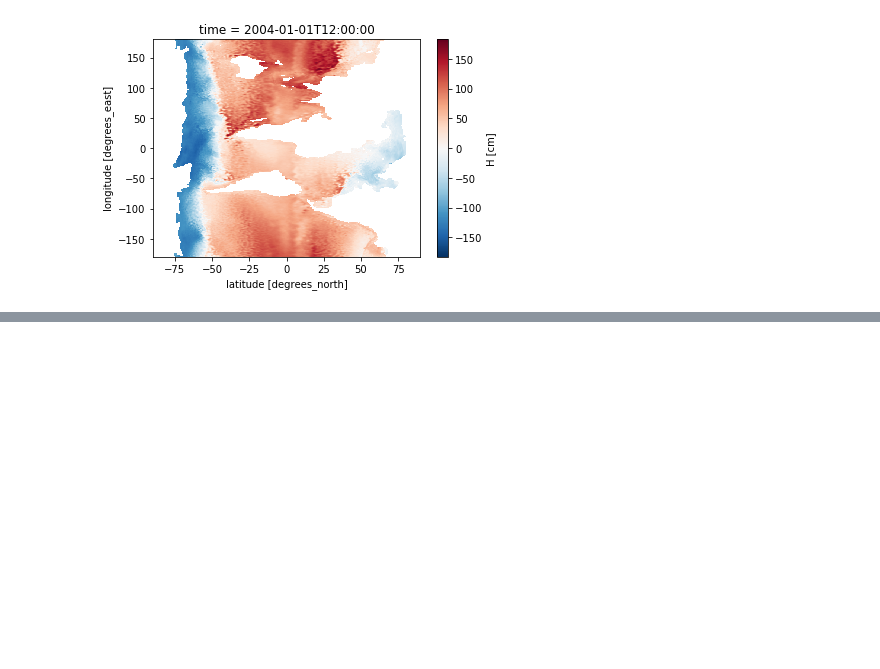
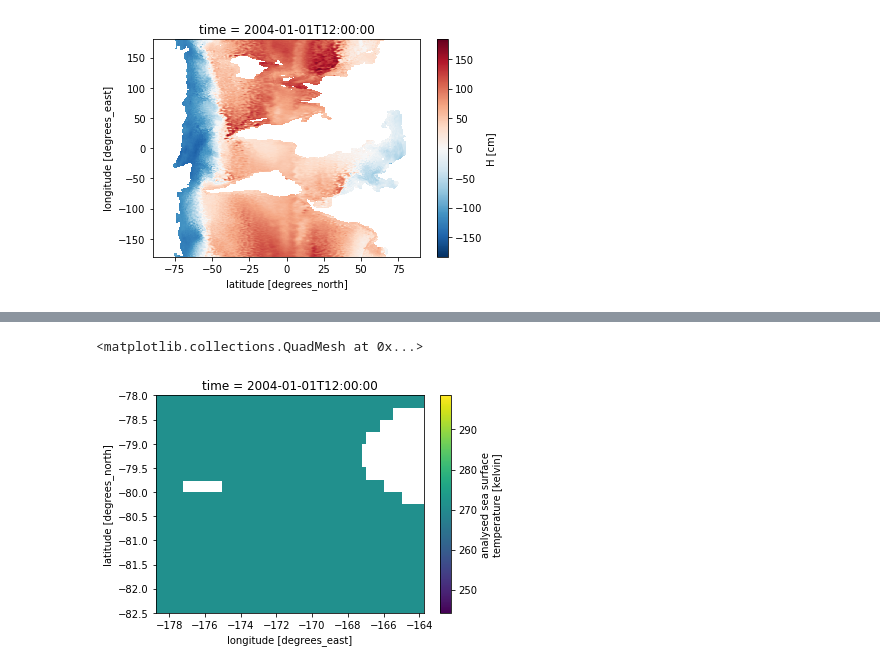
Before and after one commit to auraoupa/Gwenael, a Jupyter notebook: 2020-02-11-AA-test-ouverture-fichier-Gwen.ipynb, the cells around one changed output, grey strips where cells are left out. Cells and saved outputs as stored; diff of their text form; code cells hidden in the pictures; blank space fills up the shorter version.

```diff
--- a/2020-02-11-AA-test-ouverture-fichier-Gwen.ipynb
+++ b/2020-02-11-AA-test-ouverture-fichier-Gwen.ipynb
@@ -30,0 +54,5 @@ ds.SSH[0].plot()
+# %%
+SST_cut[0].plot()
+# %% [output]
+<matplotlib.collections.QuadMesh at 0x...>
+[figure, added]
```
Also changed, not shown: parts of 23 cells of this notebook, 1 other file.
